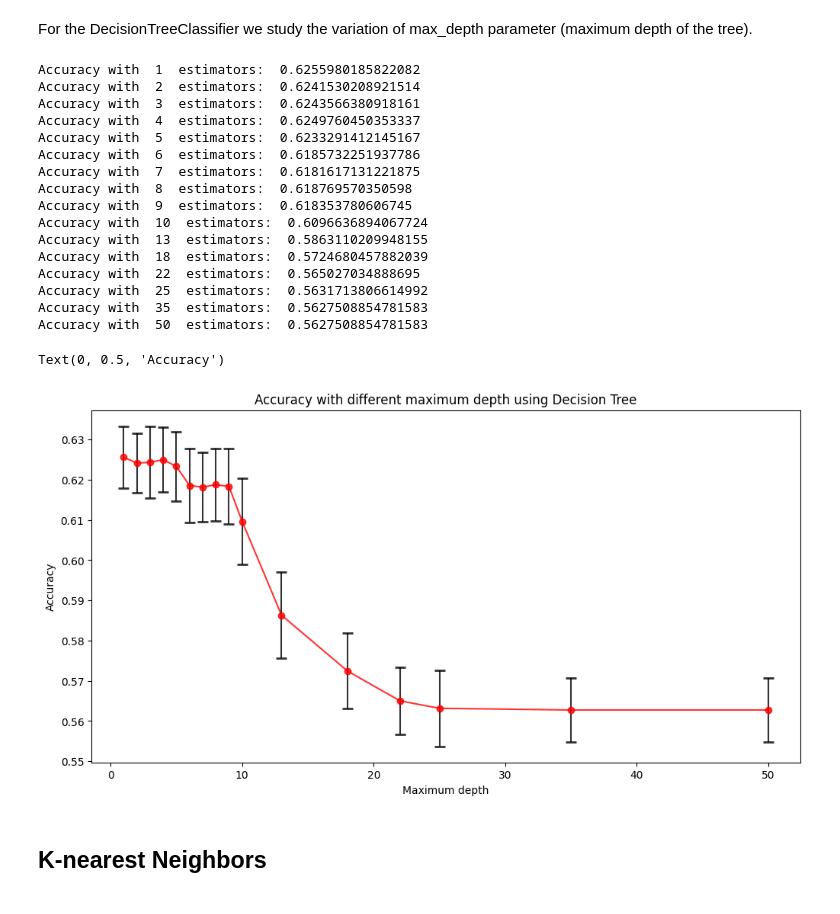
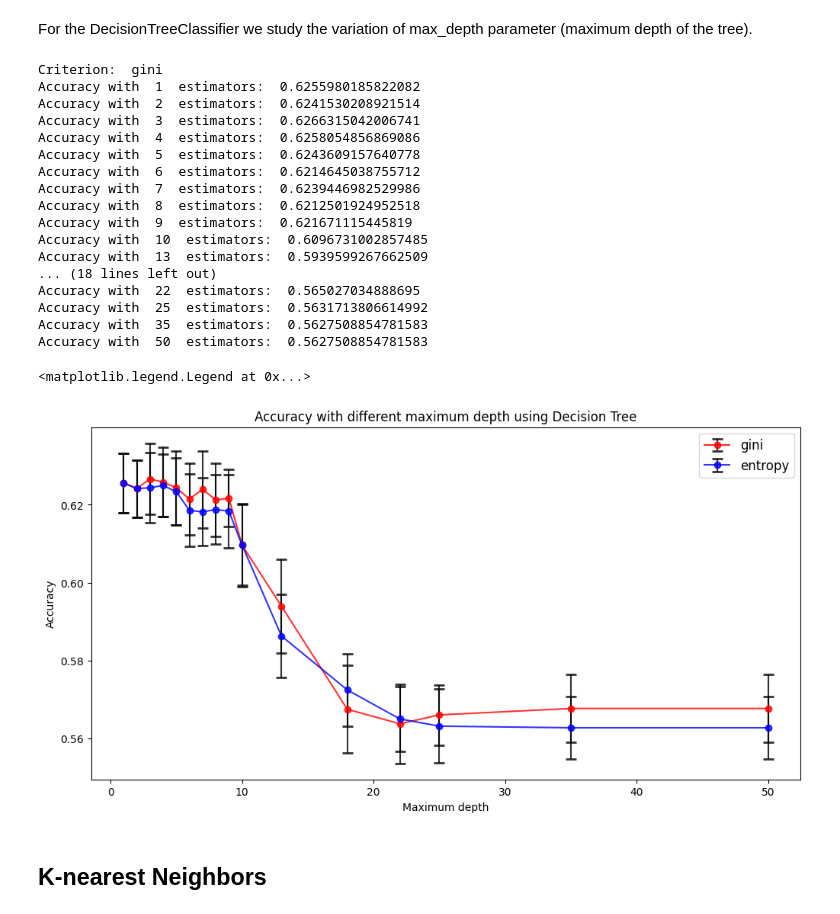
Before and after one commit to Mate1Coll/Diabetes-Classification, a Jupyter notebook: Model.ipynb, the cells around one changed output. Cells and saved outputs as stored; diff of their text form; code cells hidden in the pictures.

Commit message:
Bayes nothing and addition of Gini analysis

```diff
--- a/Model.ipynb
+++ b/Model.ipynb
@@ -385,51 +385,58 @@ For the DecisionTreeClassifier we study the variation of max_depth parameter (ma
 # %%
 from sklearn.tree import DecisionTreeClassifier
 
+criterion_list = ['gini', 'entropy']
 max_depth_list = [1,2,3,4,5,6,7,8,9,10,13,18,22,25,35, 50]
-accuracy_list = []
-error_list = []
+
+accuracy_array = np.zeros((len(criterion_list), len(max_depth_list)))
+error_array = np.zeros((len(criterion_list), len(max_depth_list)))
 
 kf = KFold(n_splits=10, shuffle=True, random_state=random_seed)
 
-for max_depth in max_depth_list:
+for i, criterion in enumerate(criterion_list):
 
-    accuracy_mean = []
+    print("Criterion: ", criterion)
 
-    for train_index, test_index in kf.split(dFeat, dClass):
+    for j, max_depth in enumerate(max_depth_list):
 
-        X_train, X_test = dFeat[train_index], dFeat[test_index]
-        y_train, y_test = dClass[train_index], dClass[test_index]
+        accuracy_mean = []
 
-        # Create a Random Forest Classifier
-        dt = DecisionTreeClassifier(max_depth=max_depth, random_state=random_seed, criterion='entropy')
+        for train_index, test_index in kf.split(dFeat, dClass):
 
-        # Fit the model on the training data
-        dt.fit(X_train, y_train)
+            X_train, X_test = dFeat[train_index], dFeat[test_index]
+            y_train, y_test = dClass[train_index], dClass[test_index]
 
-        # Make predictions on the test data
-        y_pred = dt.predict(X_test)
+            # Create a Random Forest Classifier
+            dt = DecisionTreeClassifier(max_depth=max_depth, random_state=random_seed, criterion=criterion)
 
-        # Calculate performance metrics
-        pm = Performance_metrics(y_test, y_pred)
-        accuracy_mean.append(pm.accuracy())
+            # Fit the model on the training data
+            dt.fit(X_train, y_train)
 
-    acc = np.mean(accuracy_mean)
-    print("Accuracy with ", max_depth, " estimators: ", acc)
-    accuracy_list.append(acc)
-    error_list.append(np.std(accuracy_mean)/np.sqrt(len(accuracy_mean)))
+            # Make predictions on the test data
+            y_pred = dt.predict(X_test)
+
+            # Calculate performance metrics
+            pm = Performance_metrics(y_test, y_pred)
+            accuracy_mean.append(pm.accuracy())
+
+        acc = np.mean(accuracy_mean)
+        print("Accuracy with ", max_depth, " estimators: ", acc)
+        accuracy_array[i][j] = acc
+        error_array[i][j] = np.std(accuracy_mean)/np.sqrt(len(accuracy_mean))
 # %% [output]
+Criterion:  gini
 Accuracy with  1  estimators:  0.6255980185822082
 Accuracy with  2  estimators:  0.6241530208921514
-Accuracy with  3  estimators:  0.6243566380918161
-Accuracy with  4  estimators:  0.6249760450353337
-Accuracy with  5  estimators:  0.6233291412145167
-Accuracy with  6  estimators:  0.6185732251937786
-Accuracy with  7  estimators:  0.6181617131221875
-Accuracy with  8  estimators:  0.618769570350598
-Accuracy with  9  estimators:  0.618353780606745
-Accuracy with  10  estimators:  0.6096636894067724
-Accuracy with  13  estimators:  0.5863110209948155
-Accuracy with  18  estimators:  0.5724680457882039
+Accuracy with  3  estimators:  0.6266315042006741
+Accuracy with  4  estimators:  0.6258054856869086
+Accuracy with  5  estimators:  0.6243609157640778
+Accuracy with  6  estimators:  0.6214645038755712
+Accuracy with  7  estimators:  0.6239446982529986
+Accuracy with  8  estimators:  0.6212501924952518
+Accuracy with  9  estimators:  0.621671115445819
+Accuracy with  10  estimators:  0.6096731002857485
+Accuracy with  13  estimators:  0.5939599267662509
+... (18 lines left out)
 Accuracy with  22  estimators:  0.565027034888695
 Accuracy with  25  estimators:  0.5631713806614992
 Accuracy with  35  estimators:  0.5627508854781583
@@ -437,13 +444,15 @@ Accuracy with  50  estimators:  0.5627508854781583
 # %%
 # Plot the accuracy with error bars
 plt.figure(figsize=(12, 6))
-plt.errorbar(max_depth_list, accuracy_list, yerr=error_list, fmt='o-', color='red', alpha=0.8, capsize=5, capthick=2, lw=1.5, ecolor='black', elinewidth=1.5)
+plt.errorbar(max_depth_list, accuracy_array[0], yerr=error_array[0], fmt='o-', color='red', alpha=0.8, capsize=5, capthick=2, lw=1.5, ecolor='black', elinewidth=1.5, label=criterion_list[0])
+plt.errorbar(max_depth_list, accuracy_array[1], yerr=error_array[1], fmt='o-', color='blue', alpha=0.8, capsize=5, capthick=2, lw=1.5, ecolor='black', elinewidth=1.5, label=criterion_list[1])
 plt.title("Accuracy with different maximum depth using Decision Tree")
 plt.xlabel("Maximum depth")
 plt.ylabel("Accuracy")
+plt.legend(fancybox=True, loc='best', fontsize=12)
 # %% [output]
-Text(0, 0.5, 'Accuracy')
+<matplotlib.legend.Legend at 0x...>
-[figure, old version]
+[figure, new version]
 # %% [markdown]
 ## K-nearest Neighbors
 # %% [markdown]
```
Also changed, not shown: parts of 4 cells of this notebook.
